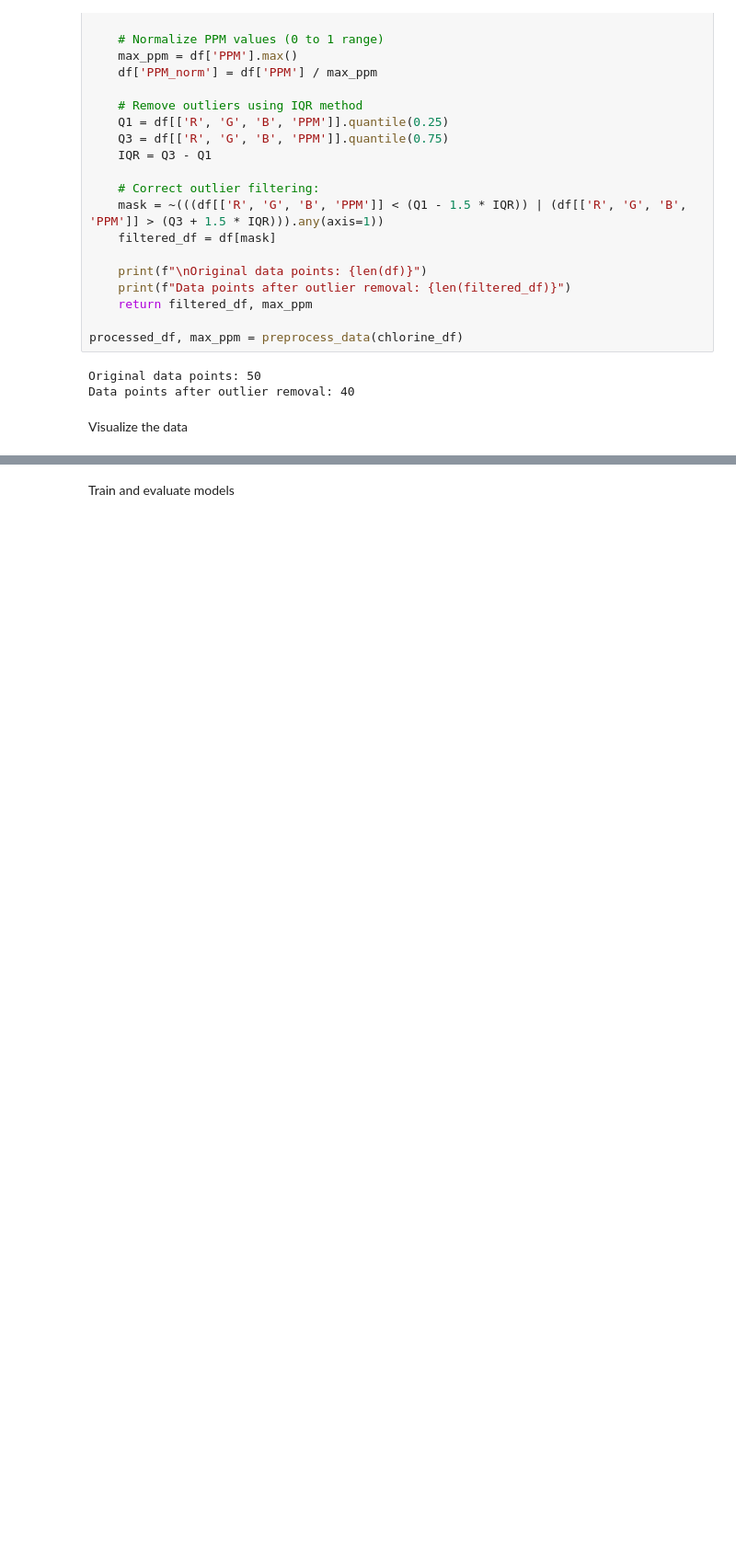
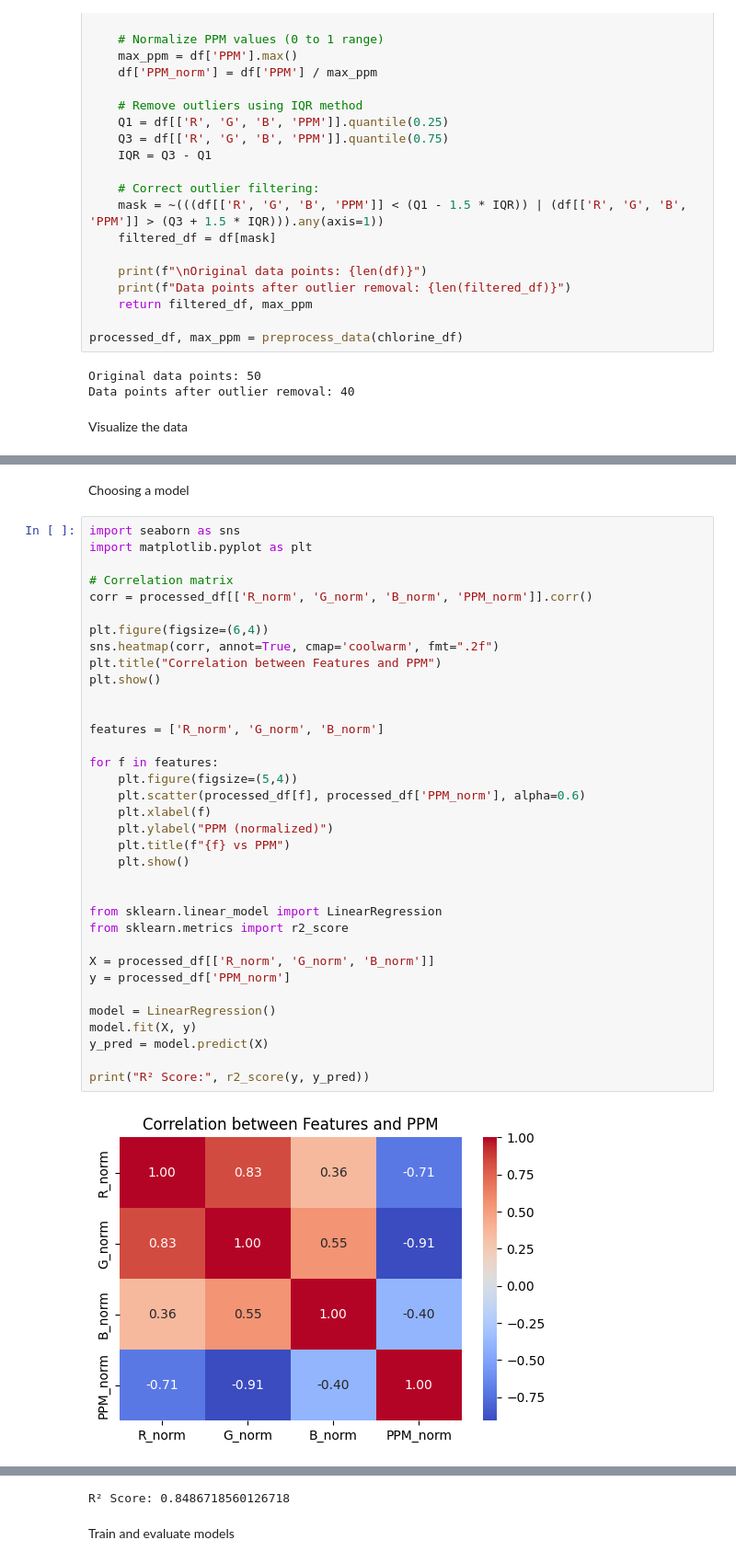
Before and after one commit to LahiruMJ11/High-Concentration-Measuring-Sensor-for-Chlorine-with-ML, a Jupyter notebook: PPMMeasure.ipynb, the cells around one changed output, grey strips where cells are left out. Shown at 92% size. Cells and saved outputs as stored; diff of their text form; blank space fills up the shorter version.

```diff
--- a/PPMMeasure.ipynb
+++ b/PPMMeasure.ipynb
@@ -107,0 +121,39 @@ visualize_data(processed_df)
+# %% [markdown]
+Choosing a model
+# %%
+import seaborn as sns
+import matplotlib.pyplot as plt
+
+# Correlation matrix
+corr = processed_df[['R_norm', 'G_norm', 'B_norm', 'PPM_norm']].corr()
+
+plt.figure(figsize=(6,4))
+sns.heatmap(corr, annot=True, cmap='coolwarm', fmt=".2f")
+plt.title("Correlation between Features and PPM")
+plt.show()
+
+
+features = ['R_norm', 'G_norm', 'B_norm']
+
+for f in features:
+    plt.figure(figsize=(5,4))
+    plt.scatter(processed_df[f], processed_df['PPM_norm'], alpha=0.6)
+    plt.xlabel(f)
+    plt.ylabel("PPM (normalized)")
+    plt.title(f"{f} vs PPM")
+    plt.show()
+
+
+from sklearn.linear_model import LinearRegression
+from sklearn.metrics import r2_score
+
+X = processed_df[['R_norm', 'G_norm', 'B_norm']]
+y = processed_df['PPM_norm']
+
+model = LinearRegression()
+model.fit(X, y)
+y_pred = model.predict(X)
+
+print("R² Score:", r2_score(y, y_pred))
+# %% [output]
+[figure, added]
@@ -108,3 +163,4 @@ visualize_data(processed_df)
+R² Score: 0.8486718560126718
 # %% [markdown]
 Train and evaluate models
 # %%
```
Also changed, not shown: parts of 5 cells of this notebook, 2 other files.
